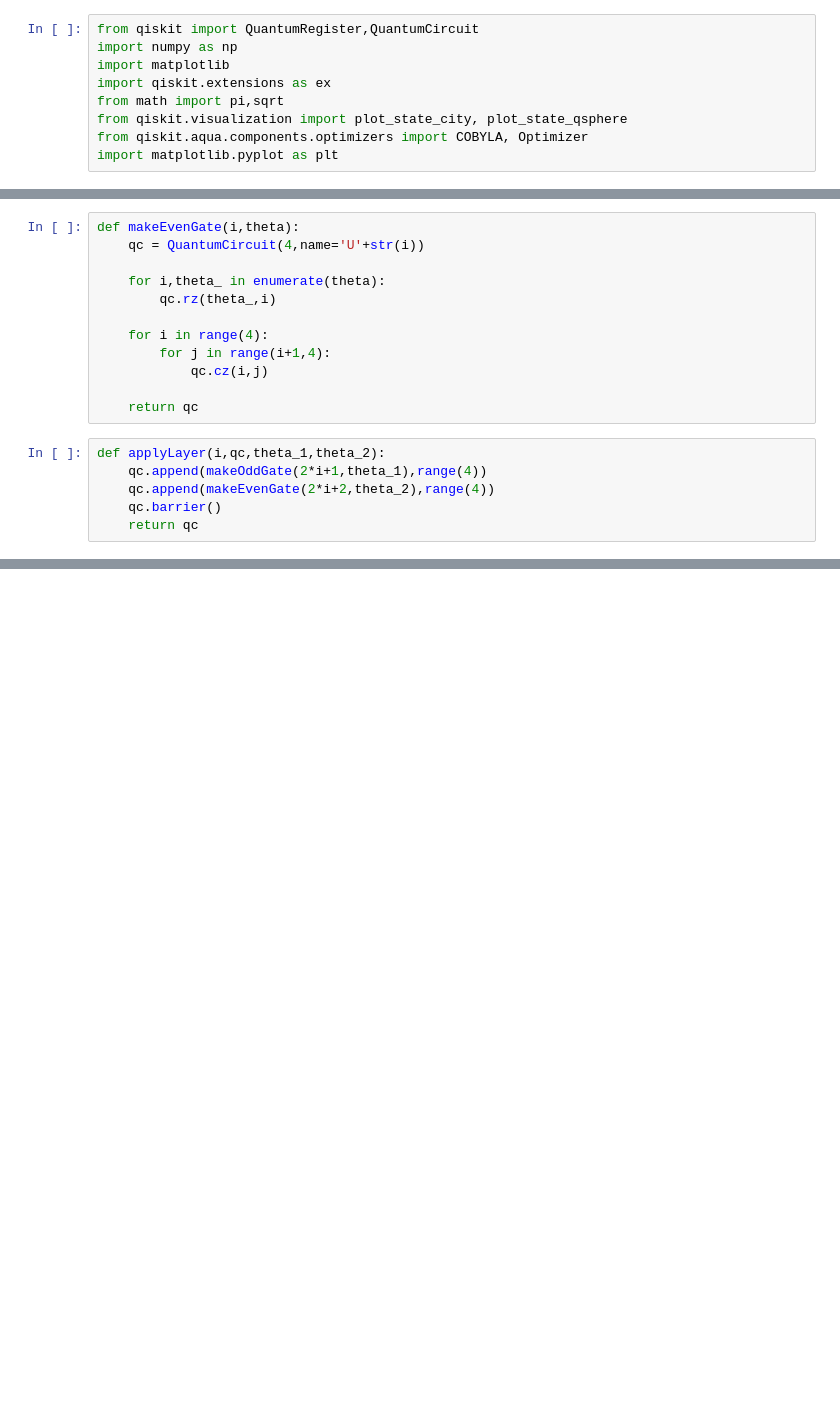
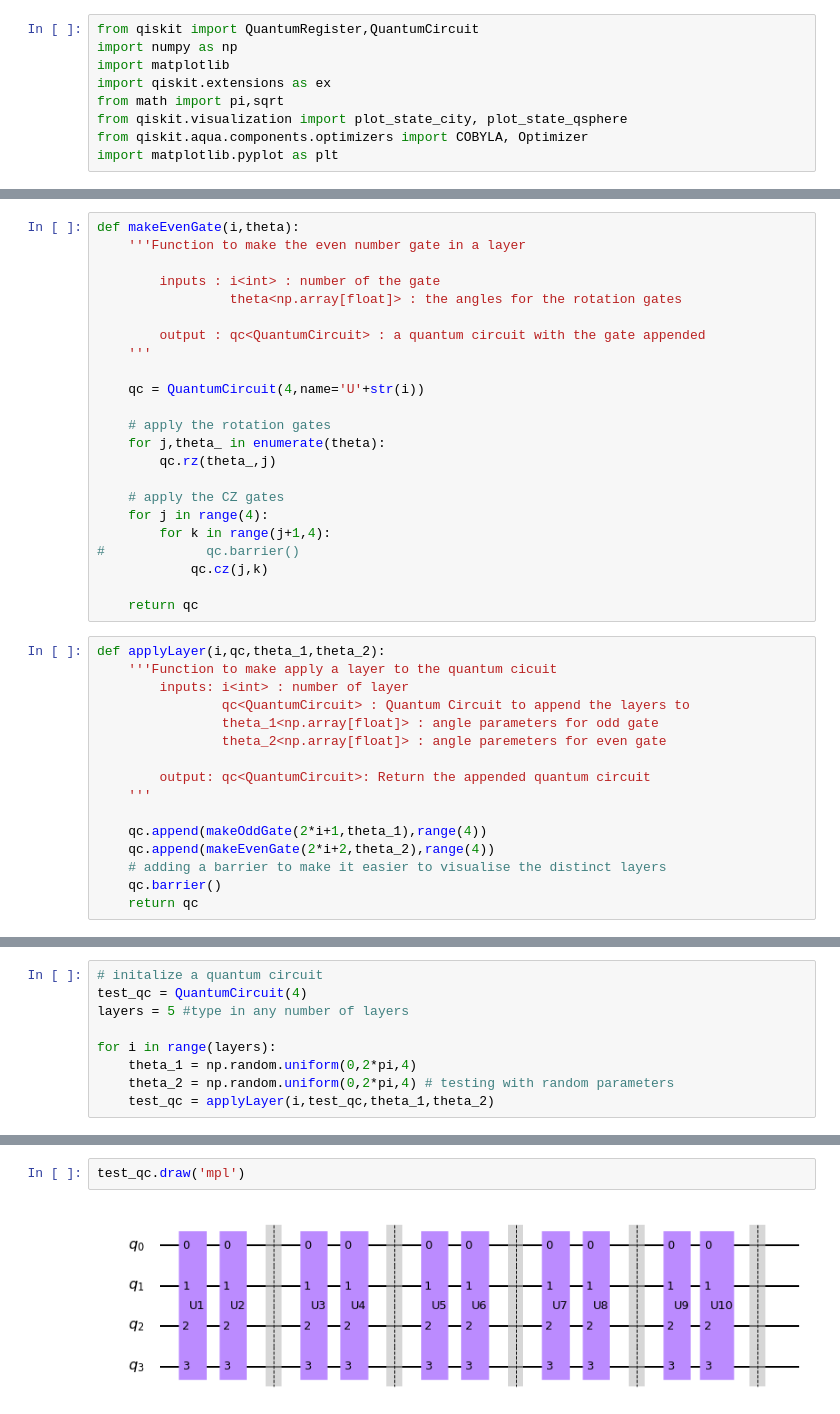
Before and after one commit to h-rathee851/quantum_mentorship_task, a Jupyter notebook: main.ipynb, the cells around one changed output, grey strips where cells are left out. Saved outputs shown, nothing was run; the diff lists cells and outputs as text; blank space fills up the shorter version.

```diff
--- a/main.ipynb
+++ b/main.ipynb
@@ -21,19 +36,40 @@ def makeOddGate(i,theta):
     return qc
 # %%
 def makeEvenGate(i,theta):
+    '''Function to make the even number gate in a layer
+
+        inputs : i<int> : number of the gate
+                 theta<np.array[float]> : the angles for the rotation gates
+
+        output : qc<QuantumCircuit> : a quantum circuit with the gate appended
+    '''
+
     qc = QuantumCircuit(4,name='U'+str(i))
 
-    for i,theta_ in enumerate(theta):
-        qc.rz(theta_,i)
+    # apply the rotation gates
+    for j,theta_ in enumerate(theta):
+        qc.rz(theta_,j)
 
-    for i in range(4):
-        for j in range(i+1,4):
-            qc.cz(i,j)
+    # apply the CZ gates
+    for j in range(4):
+        for k in range(j+1,4):
+#             qc.barrier()
+            qc.cz(j,k)
 
     return qc
 # %%
 def applyLayer(i,qc,theta_1,theta_2):
+    '''Function to make apply a layer to the quantum cicuit
+        inputs: i<int> : number of layer
+                qc<QuantumCircuit> : Quantum Circuit to append the layers to
+                theta_1<np.array[float]> : angle parameters for odd gate
+                theta_2<np.array[float]> : angle paremeters for even gate
+
+        output: qc<QuantumCircuit>: Return the appended quantum circuit
+    '''
+
     qc.append(makeOddGate(2*i+1,theta_1),range(4))
     qc.append(makeEvenGate(2*i+2,theta_2),range(4))
+    # adding a barrier to make it easier to visualise the distinct layers
     qc.barrier()
     return qc
@@ -39,0 +78,9 @@ def applyLayer(i,qc,theta_1,theta_2):
+# %%
+# initalize a quantum circuit
+test_qc = QuantumCircuit(4)
+layers = 5 #type in any number of layers
+
+for i in range(layers):
+    theta_1 = np.random.uniform(0,2*pi,4)
+    theta_2 = np.random.uniform(0,2*pi,4) # testing with random parameters
+    test_qc = applyLayer(i,test_qc,theta_1,theta_2)
@@ -39,0 +89,4 @@ def applyLayer(i,qc,theta_1,theta_2):
+# %%
+test_qc.draw('mpl')
+# %% [output]
+[figure, added]
```
Also changed, not shown: parts of 16 cells of this notebook, 1 other file.
